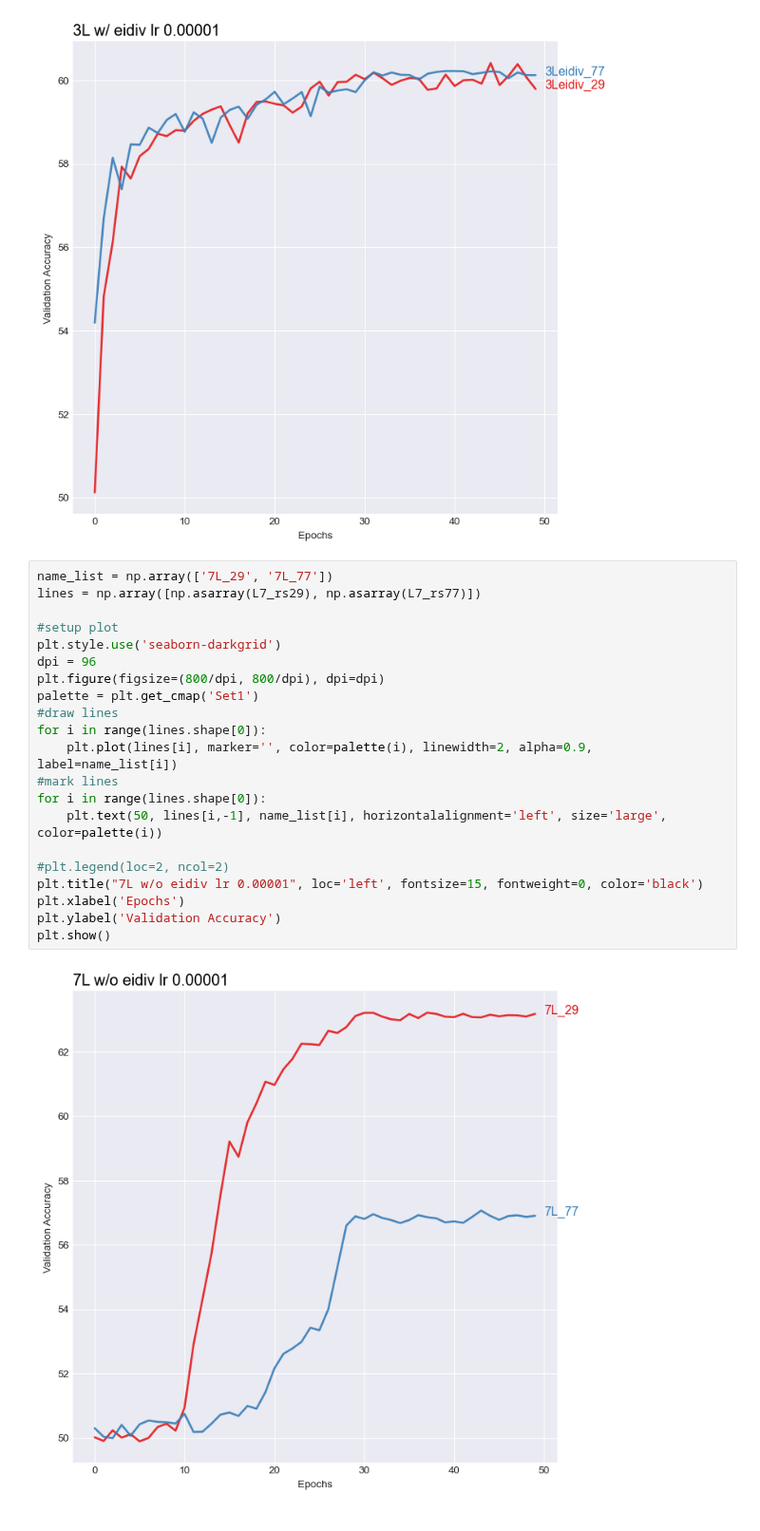
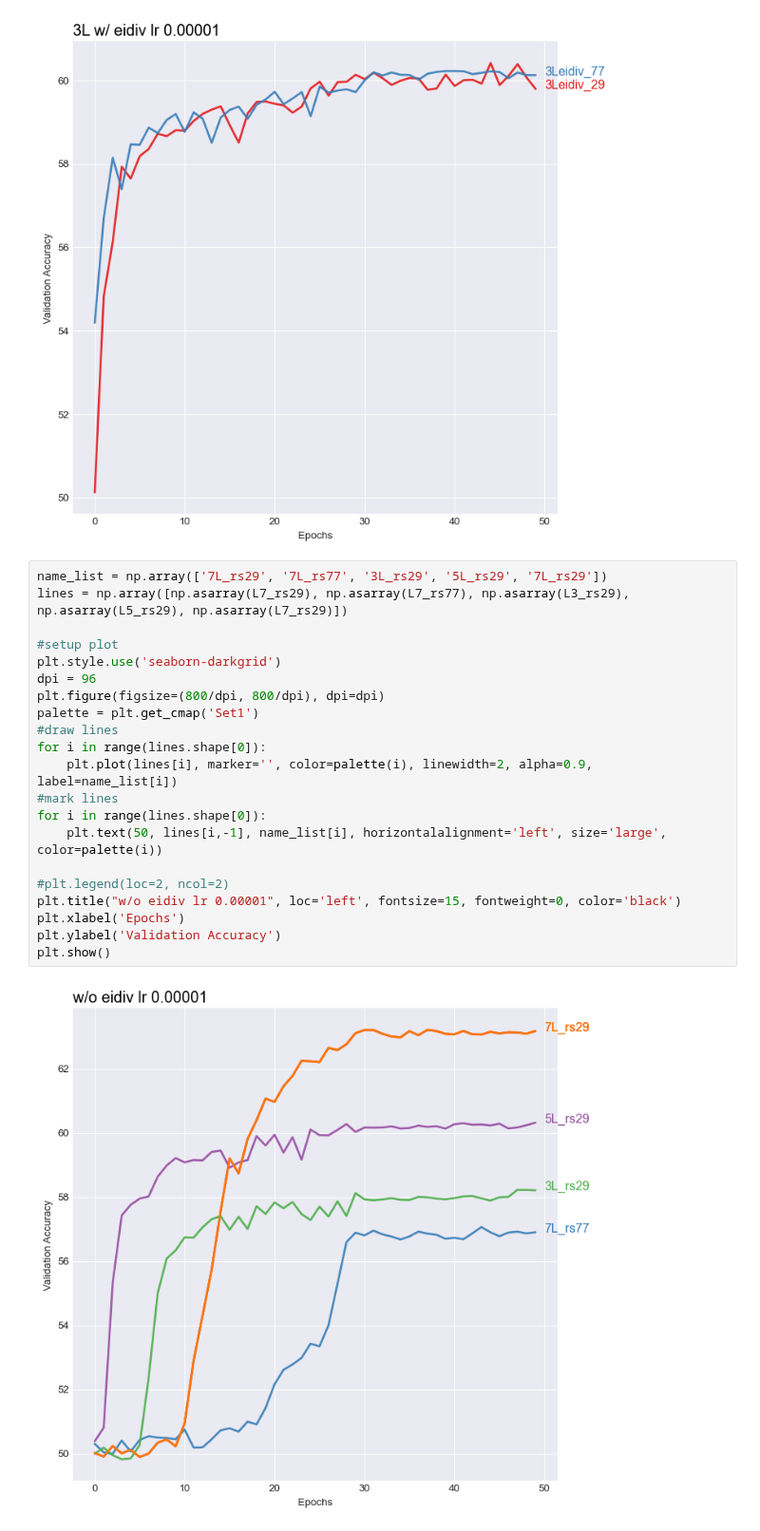
Before and after one commit to hiyuantang/marked_long, a Jupyter notebook: results/vis.ipynb, the cells around one changed output. Shown at 95% size. Saved outputs shown, nothing was run; the diff lists cells and outputs as text.

```diff
--- a/results/vis.ipynb
+++ b/results/vis.ipynb
@@ -118,25 +118,25 @@ plt.show()
 # %% [output]
 [figure]
 # %%
-name_list = np.array(['7L_29', '7L_77'])
-lines = np.array([np.asarray(L7_rs29), np.asarray(L7_rs77)])
+name_list = np.array(['7L_rs29', '7L_rs77', '3L_rs29', '5L_rs29', '7L_rs29'])
+lines = np.array([np.asarray(L7_rs29), np.asarray(L7_rs77), np.asarray(L3_rs29), np.asarray(L5_rs29), np.asarray(L7_rs29)])
 
 #setup plot
 plt.style.use('seaborn-darkgrid')
 dpi = 96
 plt.figure(figsize=(800/dpi, 800/dpi), dpi=dpi)
 palette = plt.get_cmap('Set1')
 #draw lines
 for i in range(lines.shape[0]):
     plt.plot(lines[i], marker='', color=palette(i), linewidth=2, alpha=0.9, label=name_list[i])
 #mark lines
 for i in range(lines.shape[0]):
     plt.text(50, lines[i,-1], name_list[i], horizontalalignment='left', size='large', color=palette(i))
 
 #plt.legend(loc=2, ncol=2)
-plt.title("7L w/o eidiv lr 0.00001", loc='left', fontsize=15, fontweight=0, color='black')
+plt.title("w/o eidiv lr 0.00001", loc='left', fontsize=15, fontweight=0, color='black')
 plt.xlabel('Epochs')
 plt.ylabel('Validation Accuracy')
 plt.show()
 # %% [output]
-[figure, old version]
+[figure, new version]
```
